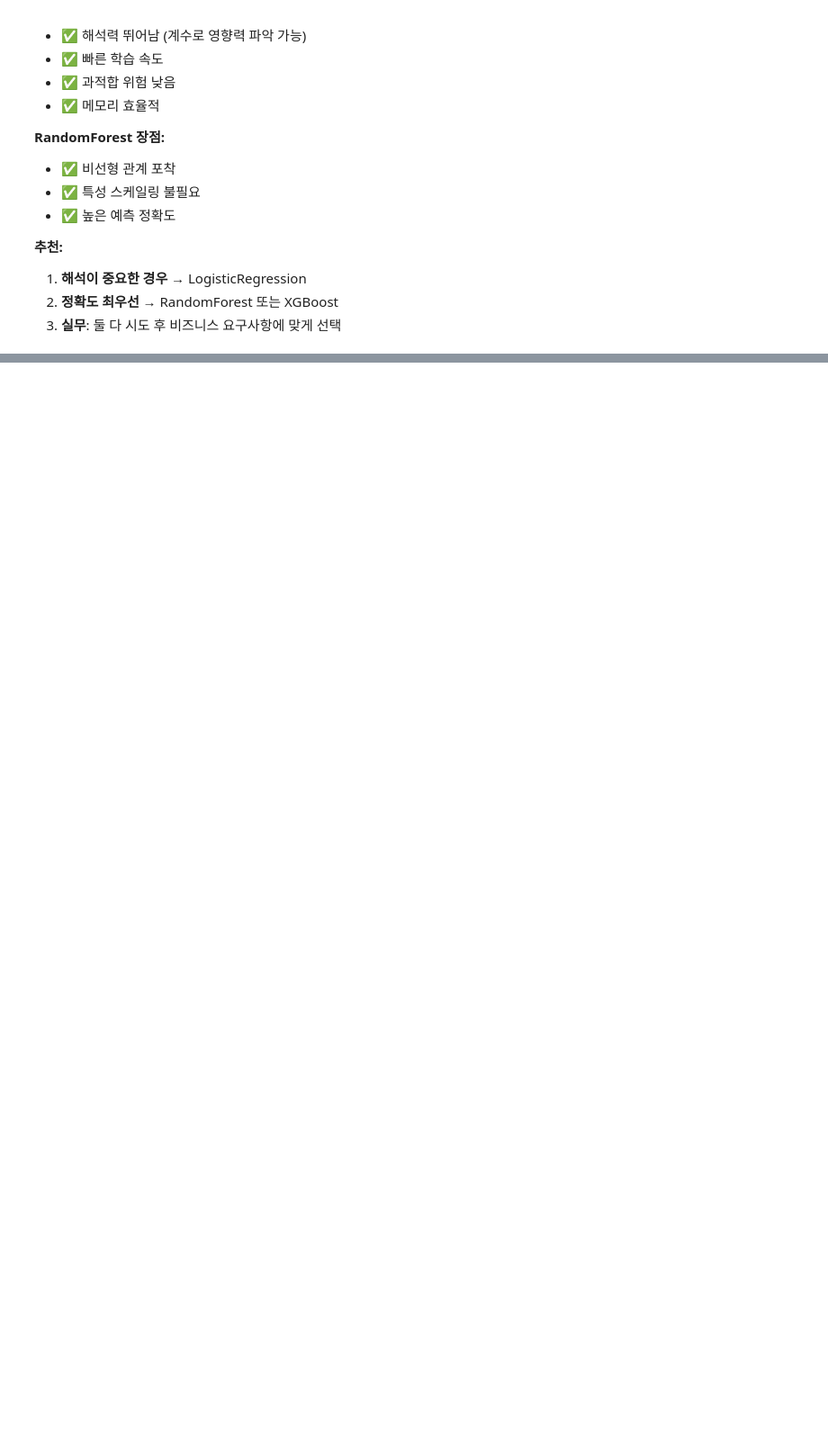
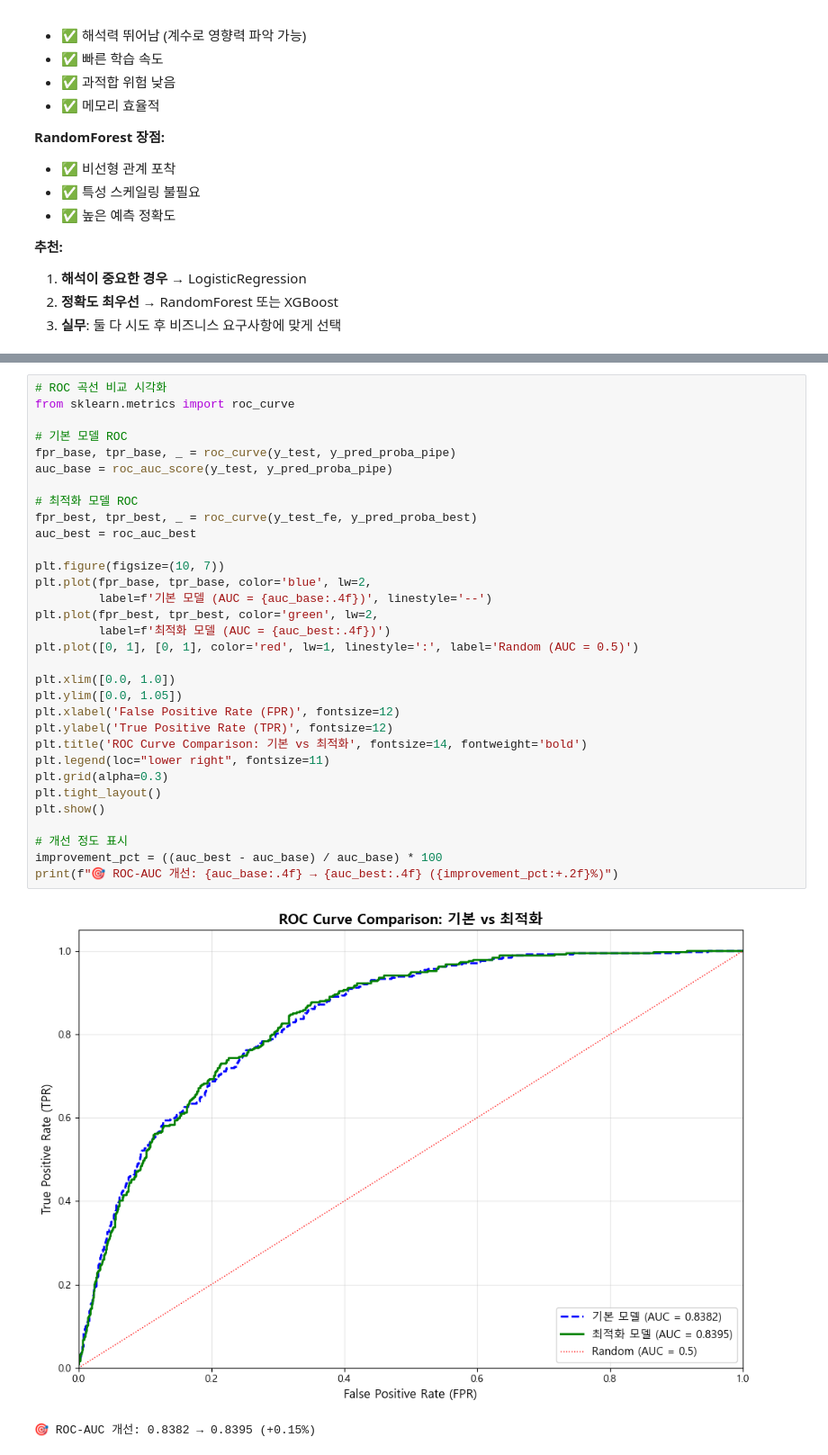
Before and after one commit to BBuSang/python, a Jupyter notebook: machine_learning/04_Churn.ipynb, the cells around one changed output, grey strips where cells are left out. Shown at 90% size. Cells and saved outputs as stored; diff of their text form; blank space fills up the shorter version.

```diff
--- a/machine_learning/04_Churn.ipynb
+++ b/machine_learning/04_Churn.ipynb
@@ -435,0 +738,35 @@ LogisticRegression (Pipeline)  0.740241   0.506969 0.778075  0.613924 0.838247
+# %%
+# ROC 곡선 비교 시각화
+from sklearn.metrics import roc_curve
+
+# 기본 모델 ROC
+fpr_base, tpr_base, _ = roc_curve(y_test, y_pred_proba_pipe)
+auc_base = roc_auc_score(y_test, y_pred_proba_pipe)
+
+# 최적화 모델 ROC
+fpr_best, tpr_best, _ = roc_curve(y_test_fe, y_pred_proba_best)
+auc_best = roc_auc_best
+
+plt.figure(figsize=(10, 7))
+plt.plot(fpr_base, tpr_base, color='blue', lw=2,
+         label=f'기본 모델 (AUC = {auc_base:.4f})', linestyle='--')
+plt.plot(fpr_best, tpr_best, color='green', lw=2,
+         label=f'최적화 모델 (AUC = {auc_best:.4f})')
+plt.plot([0, 1], [0, 1], color='red', lw=1, linestyle=':', label='Random (AUC = 0.5)')
+
+plt.xlim([0.0, 1.0])
+plt.ylim([0.0, 1.05])
+plt.xlabel('False Positive Rate (FPR)', fontsize=12)
+plt.ylabel('True Positive Rate (TPR)', fontsize=12)
+plt.title('ROC Curve Comparison: 기본 vs 최적화', fontsize=14, fontweight='bold')
+plt.legend(loc="lower right", fontsize=11)
+plt.grid(alpha=0.3)
+plt.tight_layout()
+plt.show()
+
+# 개선 정도 표시
+improvement_pct = ((auc_best - auc_base) / auc_base) * 100
+print(f"🎯 ROC-AUC 개선: {auc_base:.4f} → {auc_best:.4f} ({improvement_pct:+.2f}%)")
+# %% [output]
+[figure, added]
+🎯 ROC-AUC 개선: 0.8382 → 0.8395 (+0.15%)
```
Also changed, not shown: parts of 12 cells of this notebook.
